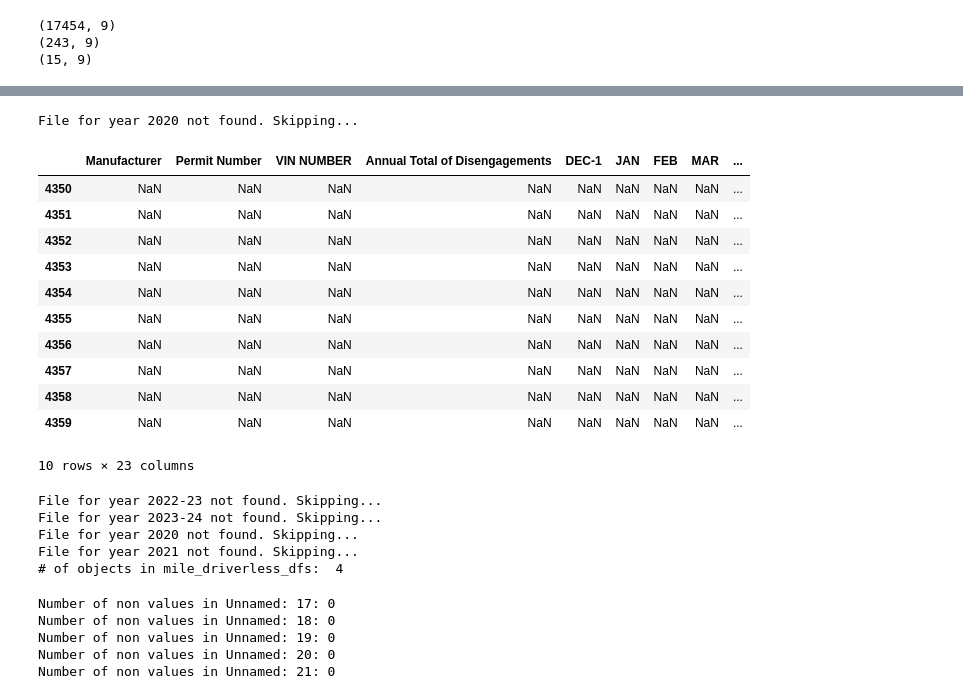
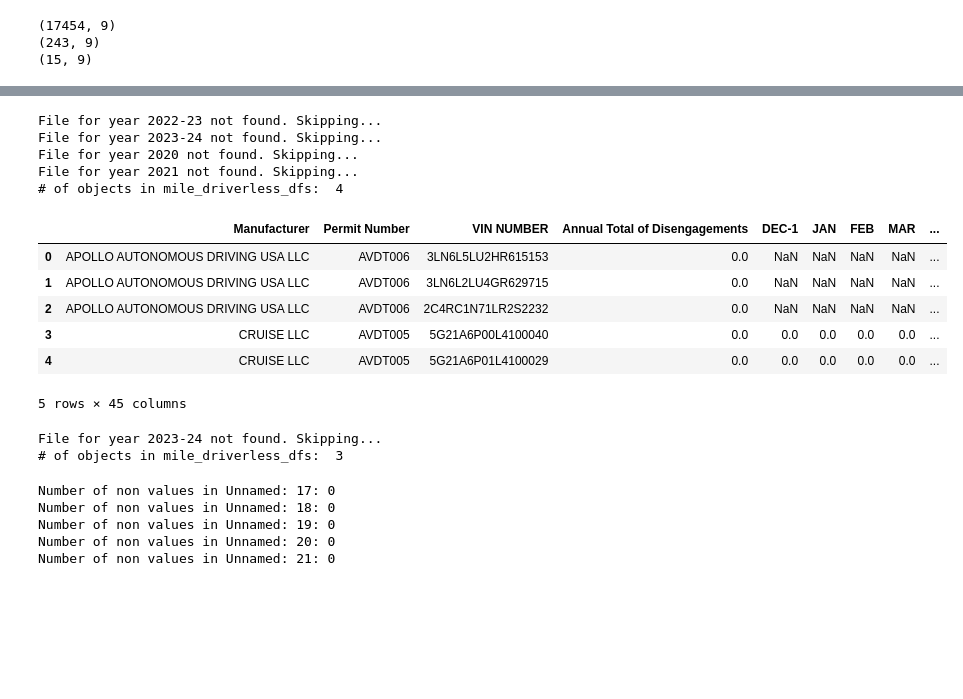
Before and after one commit to Kyle-Markwardt/self-driving-vehicles, a Jupyter notebook: main.ipynb, the cells around one changed output, grey strips where cells are left out. Saved outputs shown, nothing was run; the diff lists cells and outputs as text; code cells hidden in the pictures; blank space fills up the shorter version.

Commit message:
worked dataframes in class

```diff
--- a/main.ipynb
+++ b/main.ipynb
@@ -165,42 +205 @@ combined_dis_df.head()
-# %%
-# TODO: Cast DATE column as datetype for disengagements
-
-# DB- I think this excellent method results in losing individual month totals y/y
-
-## Read in mileage data
-mile_dfs = []
-for year in years:
-    try:
-        annual_mileage = pd.read_csv(f"data/Mileage/{year}-Autonomous-Mileage-Reports-CSV.csv", encoding='utf-8')
-    # Allows the search to be broad
-    except FileNotFoundError:
-        print(f"File for year {year} not found. Skipping...")
-        continue
-    # Got some kind of unicode error. This fixed it.
-    except UnicodeDecodeError:
-        # If utf-8 decoding fails, try another common encoding
-        annual_mileage = pd.read_csv(f"data/Mileage/{year}-Autonomous-Mileage-Reports-CSV.csv", encoding='latin-1')
-    annual_mileage["Year"] = year
-    annual_mileage.rename(columns={'ANNUAL TOTAL': 'Mileage Total'}, inplace=True)
-    for i, month in enumerate(months, start=4):
-        annual_mileage.columns.values[i] = month
-    mile_dfs.append(annual_mileage)
-    # INFO: each annual report has 22 cols
-
-mileage_df = pd.concat(mile_dfs, ignore_index=True)
-# mileage_df.set_index('VIN NUMBER', inplace=True)
-# %% [output]
-File for year 2020 not found. Skipping...
-|  | Manufacturer | Permit Number | VIN NUMBER | Annual Total of Disengagements | DEC-1 | JAN | FEB | MAR | ... |
-| 4350 | NaN | NaN | NaN | NaN | NaN | NaN | NaN | NaN | ... |
-| 4351 | NaN | NaN | NaN | NaN | NaN | NaN | NaN | NaN | ... |
-| 4352 | NaN | NaN | NaN | NaN | NaN | NaN | NaN | NaN | ... |
-| 4353 | NaN | NaN | NaN | NaN | NaN | NaN | NaN | NaN | ... |
-| 4354 | NaN | NaN | NaN | NaN | NaN | NaN | NaN | NaN | ... |
-| 4355 | NaN | NaN | NaN | NaN | NaN | NaN | NaN | NaN | ... |
-| 4356 | NaN | NaN | NaN | NaN | NaN | NaN | NaN | NaN | ... |
-| 4357 | NaN | NaN | NaN | NaN | NaN | NaN | NaN | NaN | ... |
-| 4358 | NaN | NaN | NaN | NaN | NaN | NaN | NaN | NaN | ... |
-| 4359 | NaN | NaN | NaN | NaN | NaN | NaN | NaN | NaN | ... |
-10 rows × 23 columns
 # %%
@@ -216,33 +215,48 @@ for year in years:
     # Got some kind of unicode error. This fixed it.
     except UnicodeDecodeError:
         # If utf-8 decoding fails, try another common encoding
         annual_disengagements = pd.read_csv(f"data/Mileage/{year}-{str(int(year[3]) + 21)}-Autonomous-Mileage-Reports-CSV-driverless.csv", encoding='latin-1')
+    annual_disengagements["Year"] = year
+    for i, month in enumerate(months, start=4):
+        annual_disengagements.columns.values[i] = month
     mile_driverless_dfs.append(annual_disengagements)
 
 for year in years:
     try:
         annual_disengagements = pd.read_csv(f"data/Mileage/{year}-Autonomous-Mileage-Reports-CSV-driverless.csv", encoding='utf-8')
         # Allows the search to be broad
     except FileNotFoundError:
         print(f"File for year {year} not found. Skipping...")
         continue
         # Got some kind of unicode error. This fixed it.
     except UnicodeDecodeError:
         # If utf-8 decoding fails, try another common encoding
         annual_disengagements = pd.read_csv(f"data/Mileage/{year}-Autonomous-Mileage-Reports-CSV-driverless.csv", encoding='latin-1')
+    annual_disengagements["Year"] = year
+    for i, month in enumerate(months, start=4):
+        annual_disengagements.columns.values[i] = month
     mile_driverless_dfs.append(annual_disengagements)
 
+miles_test_conc = pd.concat(mile_driverless_dfs, ignore_index=True)
 # Not combining due to join issue raised at top of document
 #driverless_mileage_df = pd.concat(mile_driverless_dfs, ignore_index=True)
 
 #print(mile_driverless_dfs[0].head())
 print("# of objects in mile_driverless_dfs:  " + str(len(mile_driverless_dfs)))
+miles_test_conc.head()
 # %% [output]
 File for year 2022-23 not found. Skipping...
 File for year 2023-24 not found. Skipping...
 File for year 2020 not found. Skipping...
 File for year 2021 not found. Skipping...
 # of objects in mile_driverless_dfs:  4
+|  | Manufacturer | Permit Number | VIN NUMBER | Annual Total of Disengagements | DEC-1 | JAN | FEB | MAR | ... |
+| 0 | APOLLO AUTONOMOUS DRIVING USA LLC | AVDT006 | 3LN6L5LU2HR615153 | 0.0 | NaN | NaN | NaN | NaN | ... |
+| 1 | APOLLO AUTONOMOUS DRIVING USA LLC | AVDT006 | 3LN6L2LU4GR629715 | 0.0 | NaN | NaN | NaN | NaN | ... |
+| 2 | APOLLO AUTONOMOUS DRIVING USA LLC | AVDT006 | 2C4RC1N71LR2S2232 | 0.0 | NaN | NaN | NaN | NaN | ... |
+| 3 | CRUISE LLC | AVDT005 | 5G21A6P00L4100040 | 0.0 | 0.0 | 0.0 | 0.0 | 0.0 | ... |
+| 4 | CRUISE LLC | AVDT005 | 5G21A6P01L4100029 | 0.0 | 0.0 | 0.0 | 0.0 | 0.0 | ... |
+5 rows × 45 columns
 # %%
 mile_first_time_filer_dfs = []
 for year in years:
@@ -262,6 +276,9 @@ for year in years:
 
 #print(mile_first_time_filer_dfs[0].head())
 print("# of objects in mile_driverless_dfs:  " + str(len(mile_first_time_filer_dfs)))
+# %% [output]
+File for year 2023-24 not found. Skipping...
+# of objects in mile_driverless_dfs:  3
 # %%
 # What are "Unnamed" colums? Probably useless "reserved"
 # This and below are from kyle, and deal with the initial mileage_df
```
Also changed, not shown: parts of 10 cells of this notebook, 2 other files.
